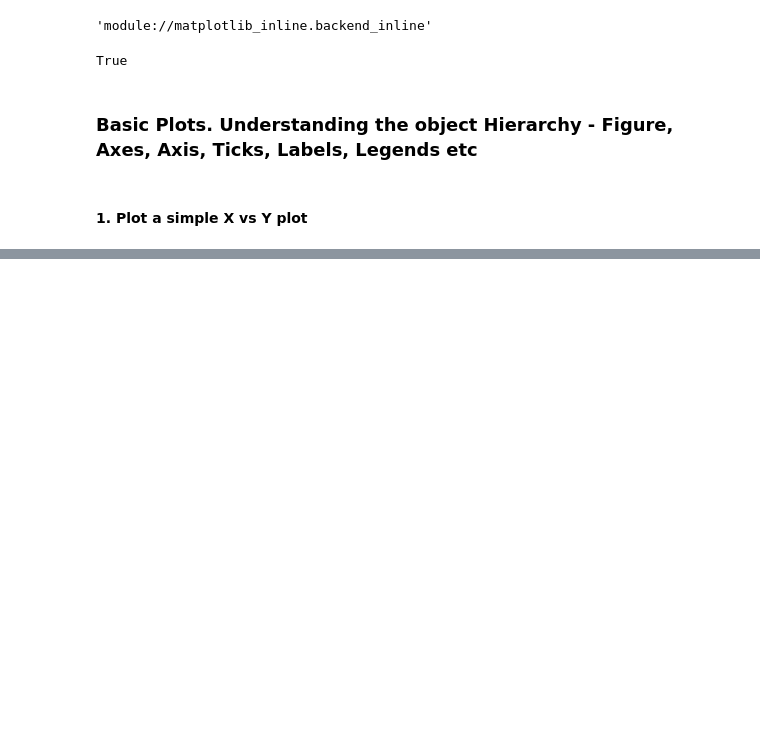
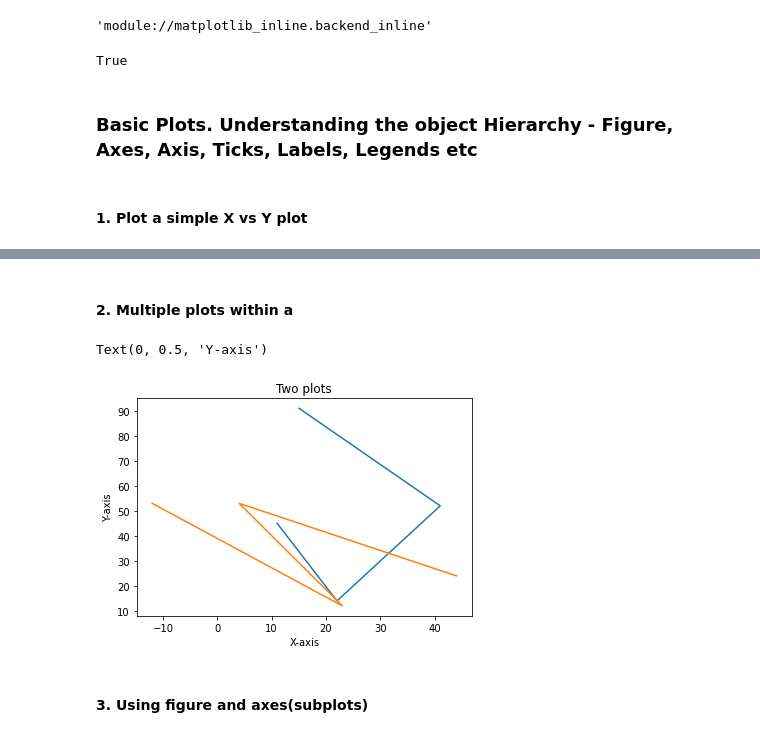
Before and after one commit to aipankajmishra/matplotlib-hands-on, a Jupyter notebook: matplotlib-practice.ipynb, the cells around one changed output, grey strips where cells are left out. Cells and saved outputs as stored; diff of their text form; code cells hidden in the pictures; blank space fills up the shorter version.

Commit message:
Subplots

```diff
--- a/matplotlib-practice.ipynb
+++ b/matplotlib-practice.ipynb
@@ -28,0 +30,13 @@ Text(0.5, 1.0, 'X vs Y plot')
+# %% [markdown]
+#### 2. Multiple plots within a
+# %%
+plt.plot([11,22,41,15],[45,14,52,91])
+plt.plot([44,4,23,-12],[24,53,12,53])
+plt.title("Two plots")
+plt.xlabel("X-axis")
+plt.ylabel("Y-axis")
+# %% [output]
+Text(0, 0.5, 'Y-axis')
+[figure, added]
+# %% [markdown]
+#### 3. Using figure and axes(subplots)
```
Also changed, not shown: parts of 3 cells of this notebook.
